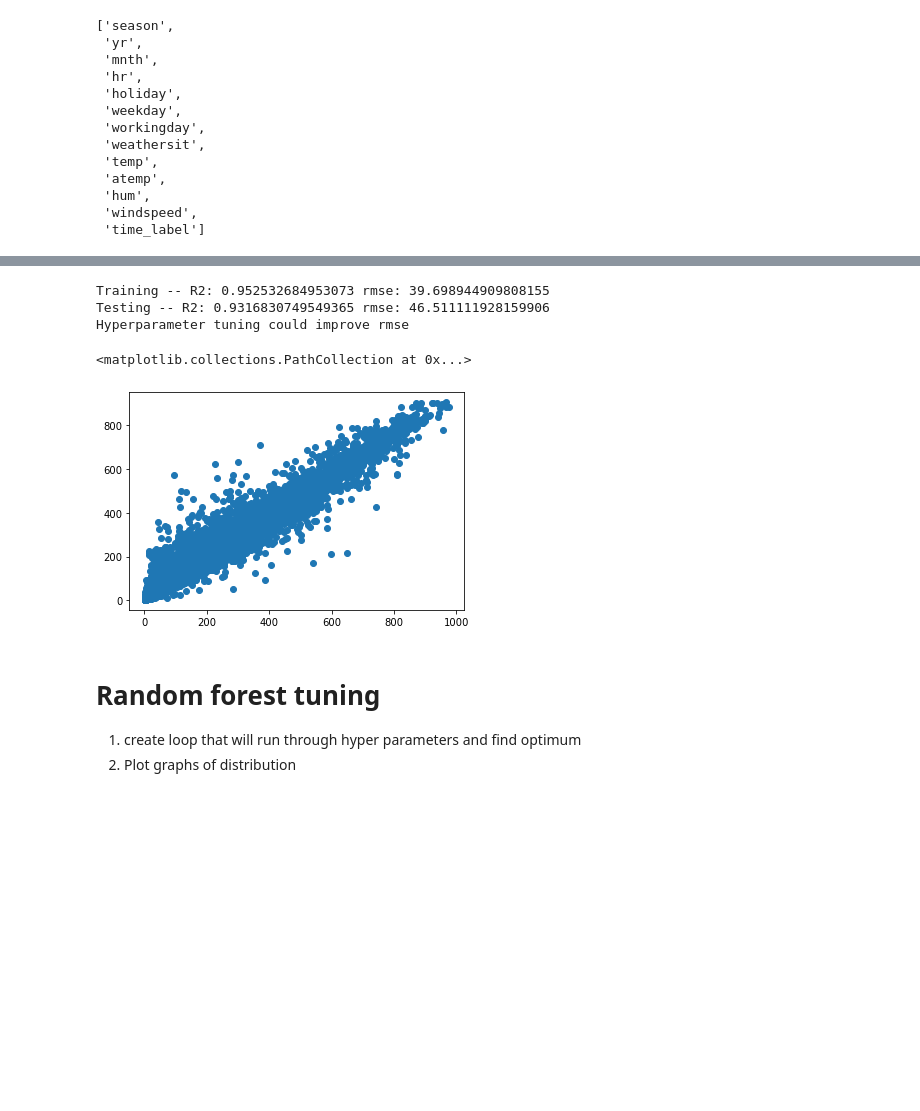
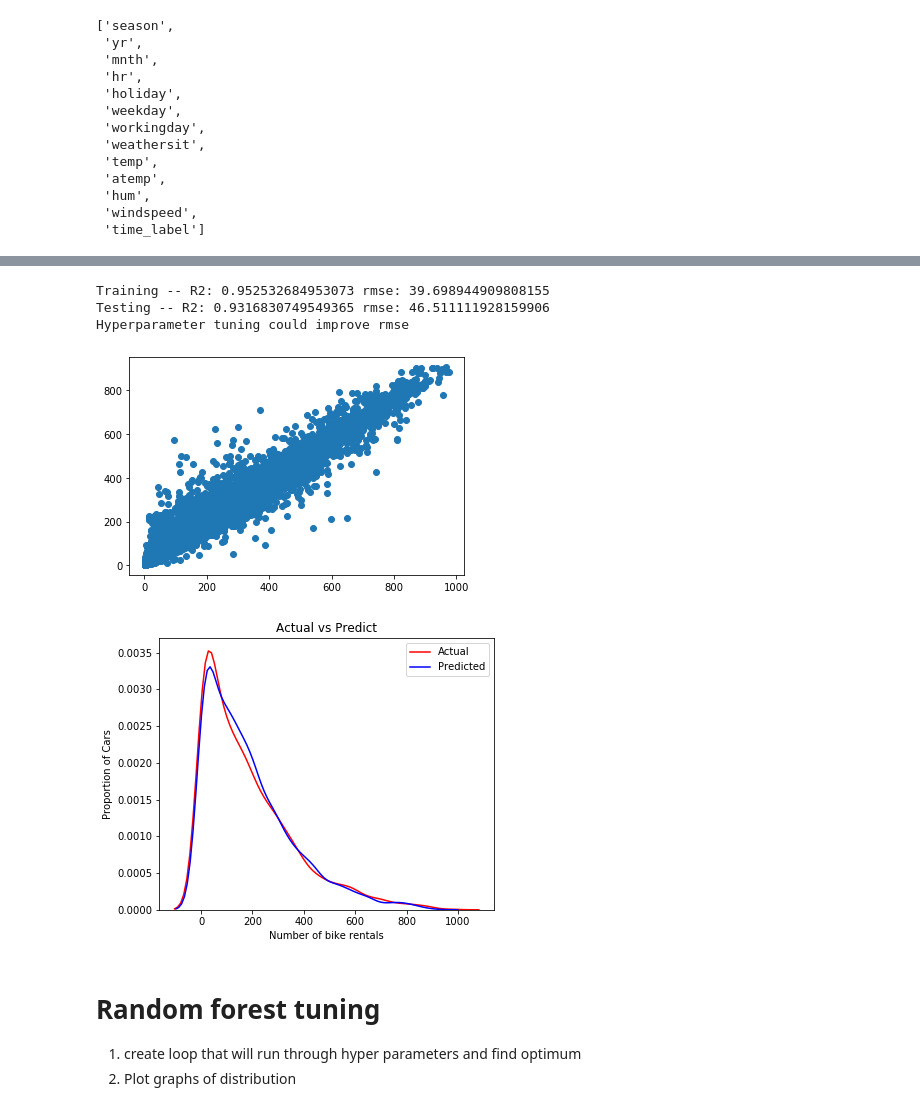
Before and after one commit to kobetryz/machine_learning_projects, a Jupyter notebook: Bike sharing/Bike rentals prediction.ipynb, the cells around one changed output, grey strips where cells are left out. Saved outputs shown, nothing was run; the diff lists cells and outputs as text; code cells hidden in the pictures; blank space fills up the shorter version.

```diff
--- a/Bike sharing/Bike rentals prediction.ipynb
+++ b/Bike sharing/Bike rentals prediction.ipynb
@@ -281,21 +298,22 @@ Testing -- R2: 0.8334370076432639 rmse: 72.62427738991381
 # %%
 ##.  DecisionTreeRegressor
 ran_model = RandomForestRegressor(n_estimators=150, min_samples_leaf=8, random_state=5)
 ran_model.fit(X_train,y_train)
 train_pred=ran_model.predict(X_train)
 test_pred = ran_model.predict(X_test)
 
 print('Training -- R2:', r2_score(y_train, train_pred), 'rmse:', mean_squared_error(y_train, train_pred)**0.5)
 print('Testing -- R2:', r2_score(y_test, test_pred), 'rmse:', mean_squared_error(y_test, test_pred)**0.5)
 print('Hyperparameter tuning could improve rmse')
 
 plt.scatter(y_train, train_pred)
+DistributionPlot(y_test,test_pred, 'Actual','Predicted', 'Actual vs Predict')
 # %% [output]
 Training -- R2: 0.952532684953073 rmse: 39.698944909808155
 Testing -- R2: 0.9316830749549365 rmse: 46.511111928159906
 Hyperparameter tuning could improve rmse
-<matplotlib.collections.PathCollection at 0x...>
 [figure]
+[figure, added]
 # %% [markdown]
 #  Random forest tuning
 1. create loop that will run through hyper parameters and find optimum
```
Also changed, not shown: parts of 3 cells of this notebook.
